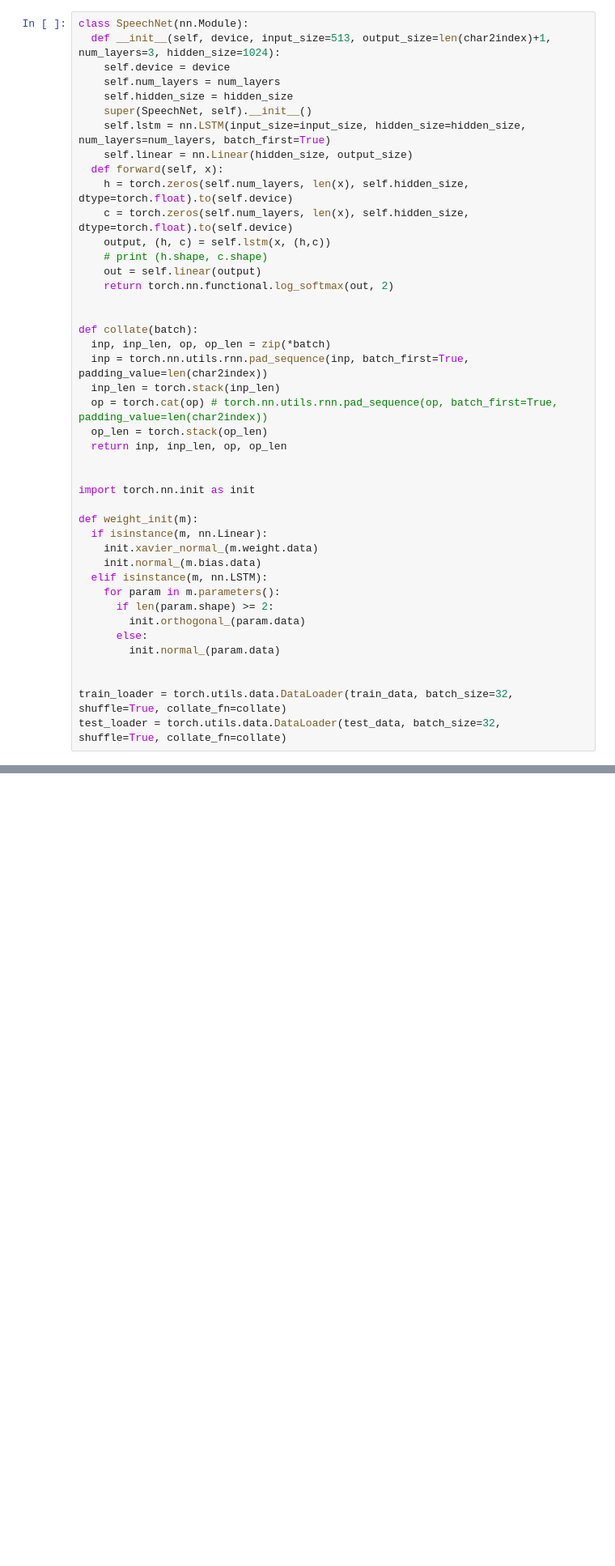
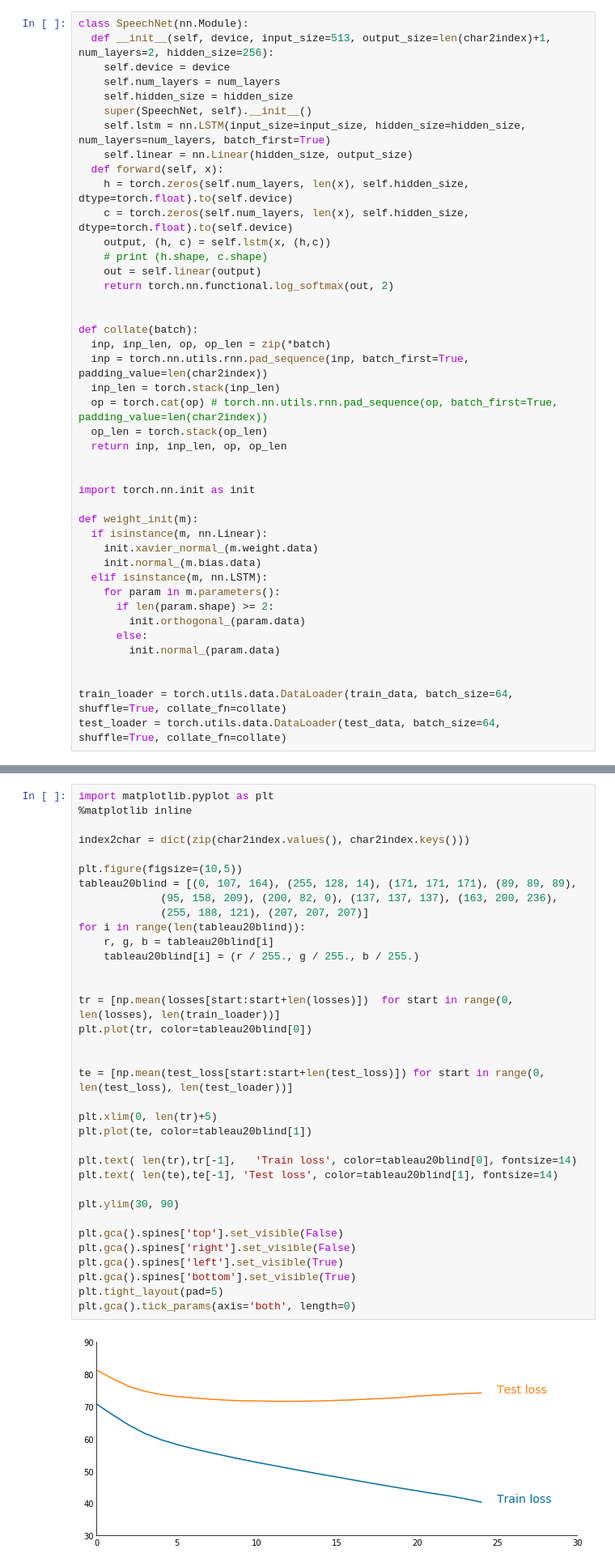
Before and after one commit to saurabhmathur96/Speech-to-Text-Engine, a Jupyter notebook: timit_speech_recognition.ipynb, the cells around one changed output, grey strips where cells are left out. Shown: that part at 81% size. Saved outputs shown, nothing was run; the diff lists cells and outputs as text; blank space fills up the shorter version.

```diff
--- a/timit_speech_recognition.ipynb
+++ b/timit_speech_recognition.ipynb
@@ -124,7 +124,7 @@ test_data = SpeechData(inputs, input_lengths, outputs, output_lengths)
 [interactive output not drawn]
 # %%
 class SpeechNet(nn.Module):
-  def __init__(self, device, input_size=513, output_size=len(char2index)+1, num_layers=3, hidden_size=1024):
+  def __init__(self, device, input_size=513, output_size=len(char2index)+1, num_layers=2, hidden_size=256):
     self.device = device
     self.num_layers = num_layers
     self.hidden_size = hidden_size
@@ -163,8 +163,8 @@ def weight_init(m):
         init.normal_(param.data)
 
 
-train_loader = torch.utils.data.DataLoader(train_data, batch_size=32, shuffle=True, collate_fn=collate)
-test_loader = torch.utils.data.DataLoader(test_data, batch_size=32, shuffle=True, collate_fn=collate)
+train_loader = torch.utils.data.DataLoader(train_data, batch_size=64, shuffle=True, collate_fn=collate)
+test_loader = torch.utils.data.DataLoader(test_data, batch_size=64, shuffle=True, collate_fn=collate)
 # %%
 from torch.autograd import Variable
 from tqdm.auto import tqdm
@@ -299,0 +251,37 @@ plt.plot([np.mean(test_loss[start:start+len(test_loss)]) for start in range(0, l
+# %%
+import matplotlib.pyplot as plt
+%matplotlib inline
+
+index2char = dict(zip(char2index.values(), char2index.keys()))
+
+plt.figure(figsize=(10,5))
+tableau20blind = [(0, 107, 164), (255, 128, 14), (171, 171, 171), (89, 89, 89),
+             (95, 158, 209), (200, 82, 0), (137, 137, 137), (163, 200, 236),
+             (255, 188, 121), (207, 207, 207)]
+for i in range(len(tableau20blind)):
+    r, g, b = tableau20blind[i]
+    tableau20blind[i] = (r / 255., g / 255., b / 255.)
+
+
+tr = [np.mean(losses[start:start+len(losses)])  for start in range(0, len(losses), len(train_loader))]
+plt.plot(tr, color=tableau20blind[0])
+
+
+te = [np.mean(test_loss[start:start+len(test_loss)]) for start in range(0, len(test_loss), len(test_loader))]
+
+plt.xlim(0, len(tr)+5)
+plt.plot(te, color=tableau20blind[1])
+
+plt.text( len(tr),tr[-1],   'Train loss', color=tableau20blind[0], fontsize=14)
+plt.text( len(te),te[-1], 'Test loss', color=tableau20blind[1], fontsize=14)
+
+plt.ylim(30, 90)
+
+plt.gca().spines['top'].set_visible(False)
+plt.gca().spines['right'].set_visible(False)
+plt.gca().spines['left'].set_visible(True)
+plt.gca().spines['bottom'].set_visible(True)
+plt.tight_layout(pad=5)
+plt.gca().tick_params(axis='both', length=0)
+# %% [output]
+[figure, added]
```
Also changed, not shown: parts of 5 cells of this notebook.
